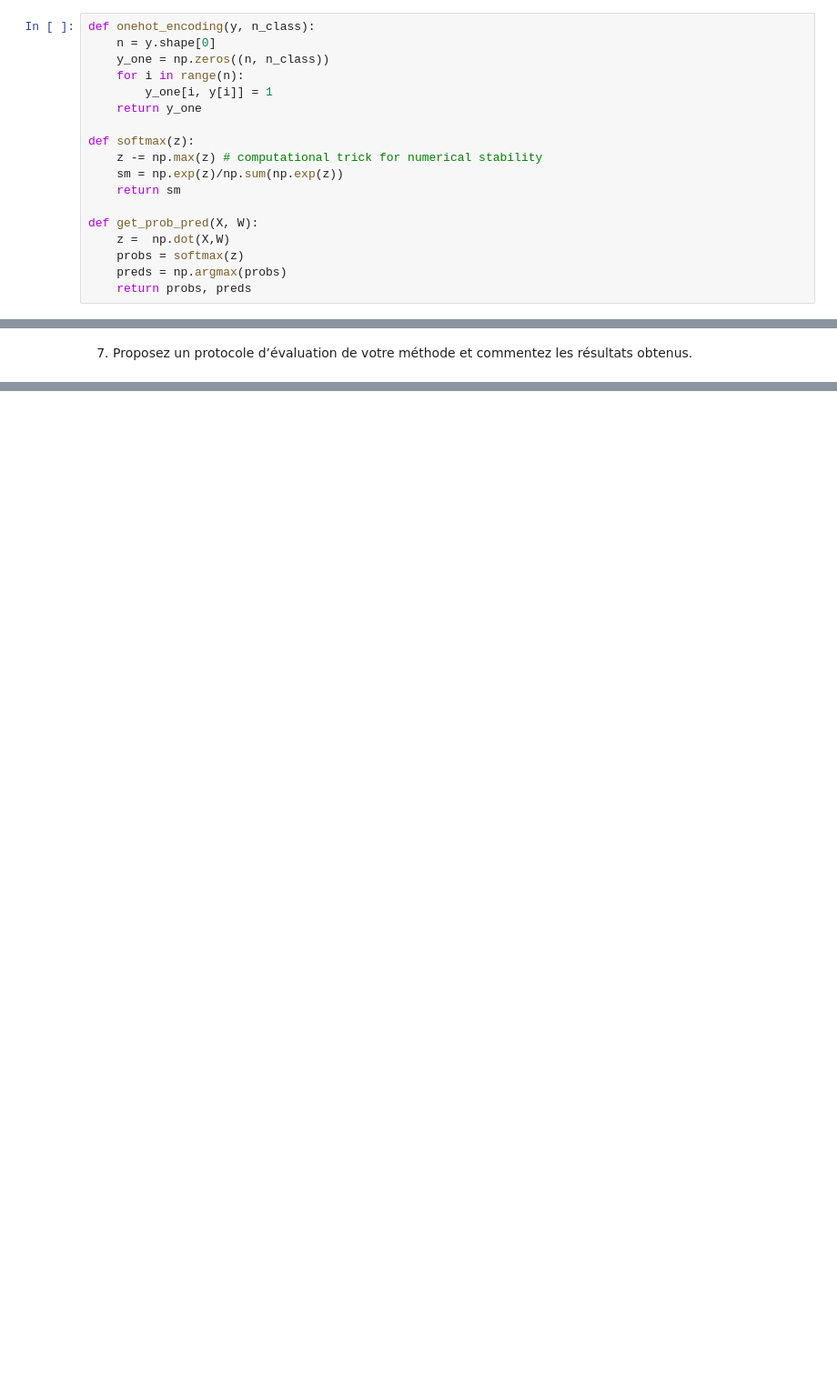
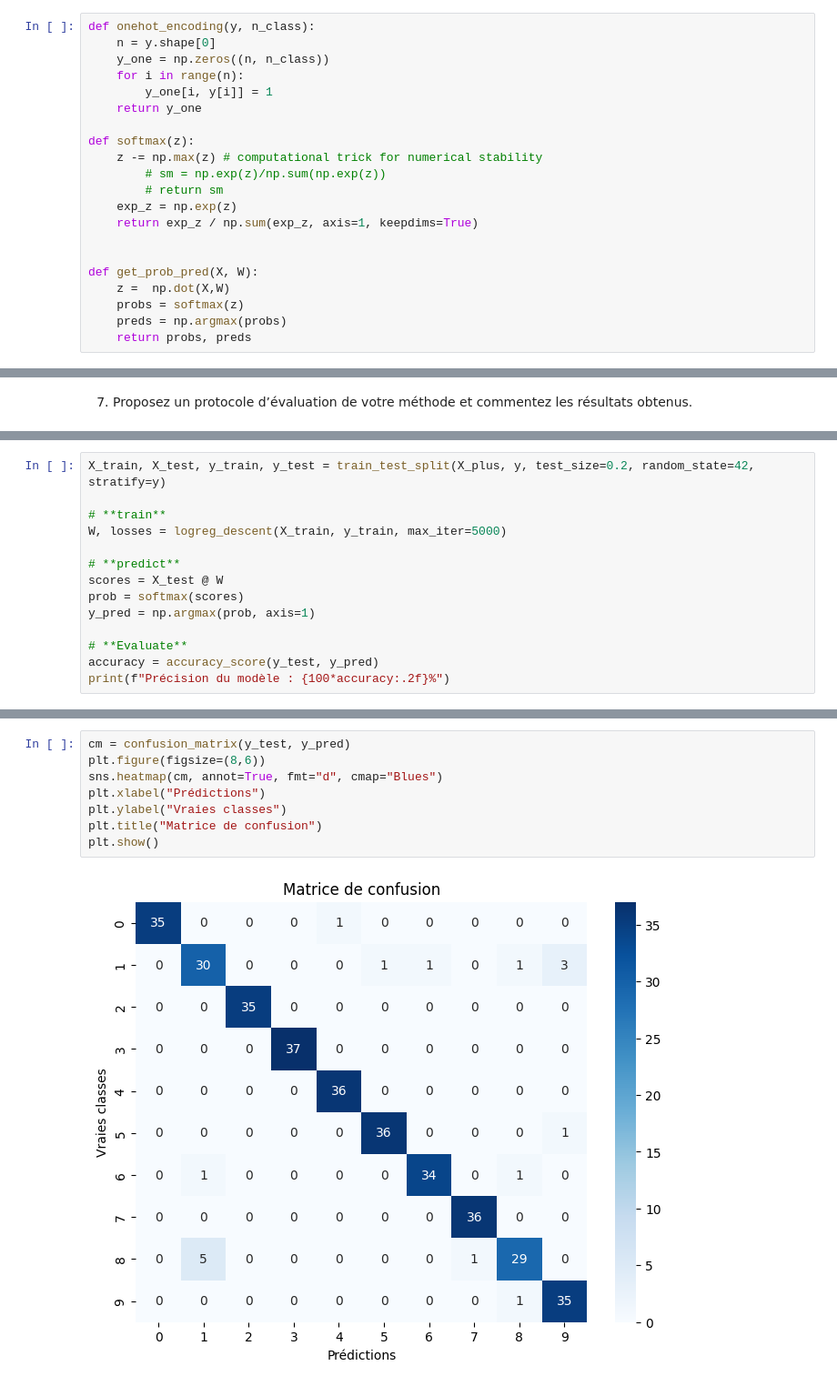
Before and after one commit to RodrigoFernandes-DA/TPs_Univ, a Jupyter notebook: Théorie et algorithmes de l'apprentissage automatique/TP5 - Régression softmax.ipynb, the cells around one changed output, grey strips where cells are left out. Shown at 91% size. Saved outputs shown, nothing was run; the diff lists cells and outputs as text; blank space fills up the shorter version.

```diff
--- a/Théorie et algorithmes de l'apprentissage automatique/TP5 - Régression softmax.ipynb
+++ b/Théorie et algorithmes de l'apprentissage automatique/TP5 - Régression softmax.ipynb
@@ -51,8 +53,11 @@ def onehot_encoding(y, n_class):
 
 def softmax(z):
     z -= np.max(z) # computational trick for numerical stability
-    sm = np.exp(z)/np.sum(np.exp(z))
-    return sm
+        # sm = np.exp(z)/np.sum(np.exp(z))
+        # return sm
+    exp_z = np.exp(z)
+    return exp_z / np.sum(exp_z, axis=1, keepdims=True)
+
 
 def get_prob_pred(X, W):
     z =  np.dot(X,W)
@@ -150,0 +138,14 @@ Training Accuracy:  0.0
+# %%
+X_train, X_test, y_train, y_test = train_test_split(X_plus, y, test_size=0.2, random_state=42, stratify=y)
+
+# **train**
+W, losses = logreg_descent(X_train, y_train, max_iter=5000)
+
+# **predict**
+scores = X_test @ W
+prob = softmax(scores)
+y_pred = np.argmax(prob, axis=1)
+
+# **Evaluate**
+accuracy = accuracy_score(y_test, y_pred)
+print(f"Précision du modèle : {100*accuracy:.2f}%")
@@ -150,0 +161,10 @@ Training Accuracy:  0.0
+# %%
+cm = confusion_matrix(y_test, y_pred)
+plt.figure(figsize=(8,6))
+sns.heatmap(cm, annot=True, fmt="d", cmap="Blues")
+plt.xlabel("Prédictions")
+plt.ylabel("Vraies classes")
+plt.title("Matrice de confusion")
+plt.show()
+# %% [output]
+[figure, added]
```
Also changed, not shown: parts of 17 cells of this notebook, 5 other files.
